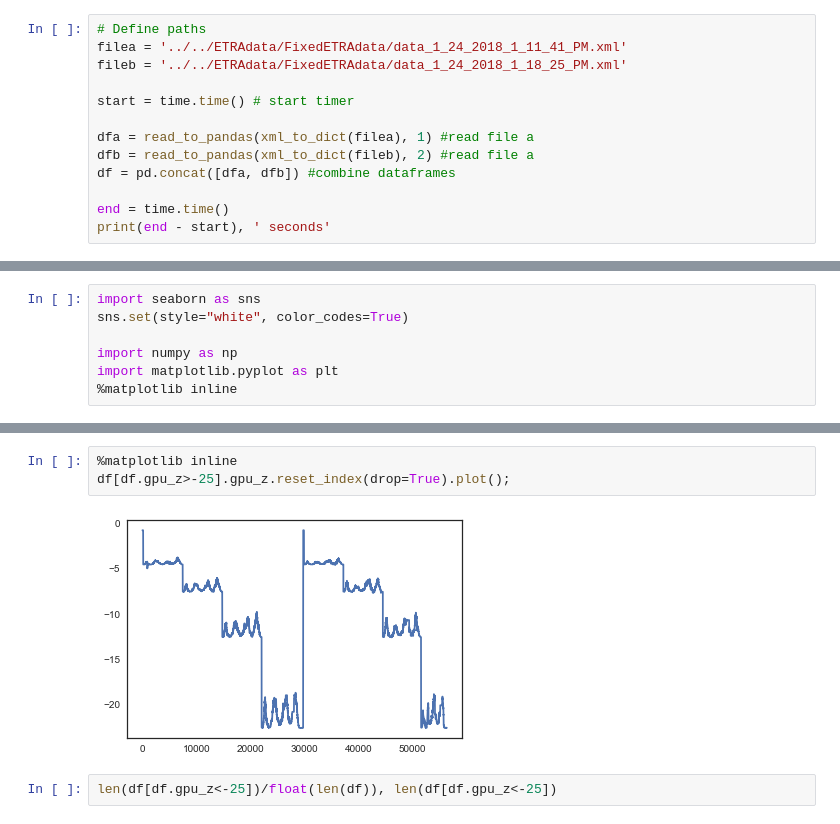
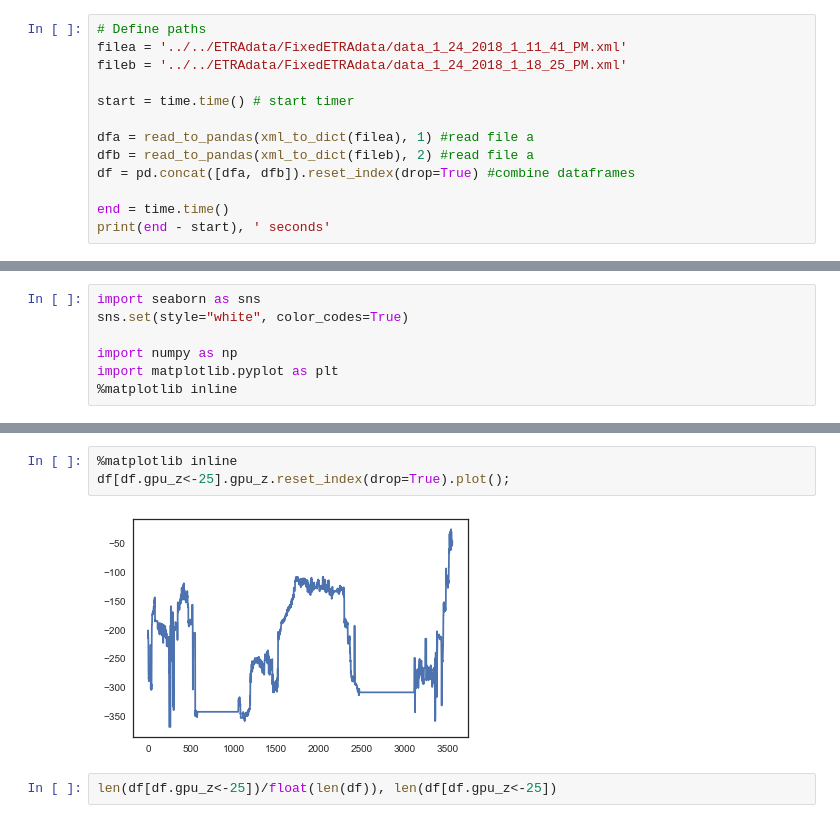
Before and after one commit to elmasyr/gaze, a Jupyter notebook: p2-gaze-xml-to-dict-to-pandas-vr-subj1.ipynb, the cells around one changed output, grey strips where cells are left out. Cells and saved outputs as stored; diff of their text form.

```diff
--- a/p2-gaze-xml-to-dict-to-pandas-vr-subj1.ipynb
+++ b/p2-gaze-xml-to-dict-to-pandas-vr-subj1.ipynb
@@ -51,7 +51,7 @@ start = time.time() # start timer
 
 dfa = read_to_pandas(xml_to_dict(filea), 1) #read file a
 dfb = read_to_pandas(xml_to_dict(fileb), 2) #read file a
-df = pd.concat([dfa, dfb]) #combine dataframes
+df = pd.concat([dfa, dfb]).reset_index(drop=True) #combine dataframes
 
 end = time.time()
 print(end - start), ' seconds'
@@ -138,8 +148,8 @@ df.gpu_z.plot();
 # %%
 %matplotlib inline
-df[df.gpu_z>-25].gpu_z.reset_index(drop=True).plot();
+df[df.gpu_z<-25].gpu_z.reset_index(drop=True).plot();
 # %% [output]
-[figure, old version]
+[figure, new version]
 # %%
 len(df[df.gpu_z<-25])/float(len(df)), len(df[df.gpu_z<-25])
 # %% [output]
```
Also changed, not shown: parts of 13 cells of this notebook, 1 other file.
